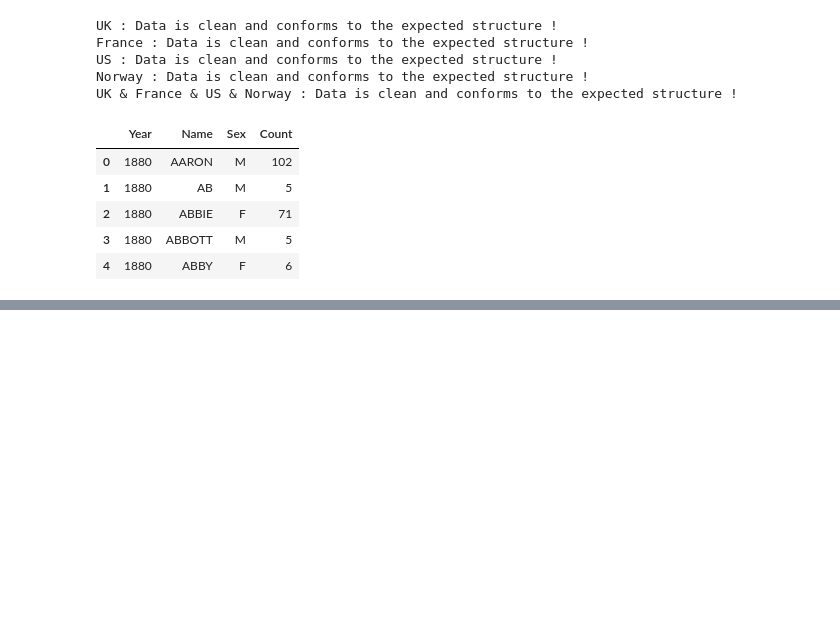
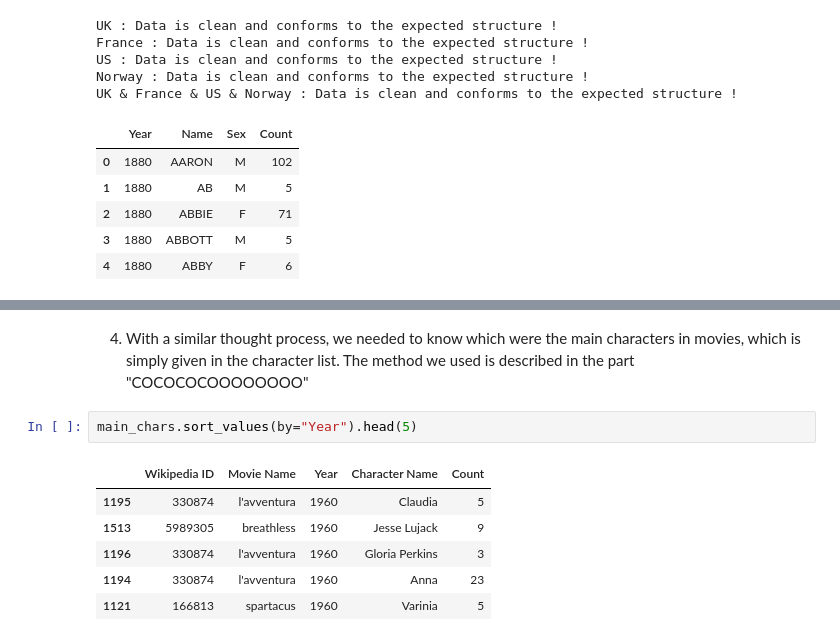
Before and after one commit to epfl-ada/ada-2024-project-dondata2025, a Jupyter notebook: results_MS3.ipynb, the cells around one changed output, grey strips where cells are left out. Cells and saved outputs as stored; diff of their text form; blank space fills up the shorter version.

```diff
--- a/results_MS3.ipynb
+++ b/results_MS3.ipynb
@@ -363,0 +412,11 @@ In order to to get all the data that we need ready to go, we have a function TOD
+# %% [markdown]
+4. With a similar thought process, we needed to know which were the main characters in movies, which is simply given in the character list. The method we used is described in the part "COCOCOCOOOOOOOO"
+# %%
+main_chars.sort_values(by="Year").head(5)
+# %% [output]
+|  | Wikipedia ID | Movie Name | Year | Character Name | Count |
+| 1195 | 330874 | l'avventura | 1960 | Claudia | 5 |
+| 1513 | 5989305 | breathless | 1960 | Jesse Lujack | 9 |
+| 1196 | 330874 | l'avventura | 1960 | Gloria Perkins | 3 |
+| 1194 | 330874 | l'avventura | 1960 | Anna | 23 |
+| 1121 | 166813 | spartacus | 1960 | Varinia | 5 |
```
Also changed, not shown: parts of 11 cells of this notebook.
